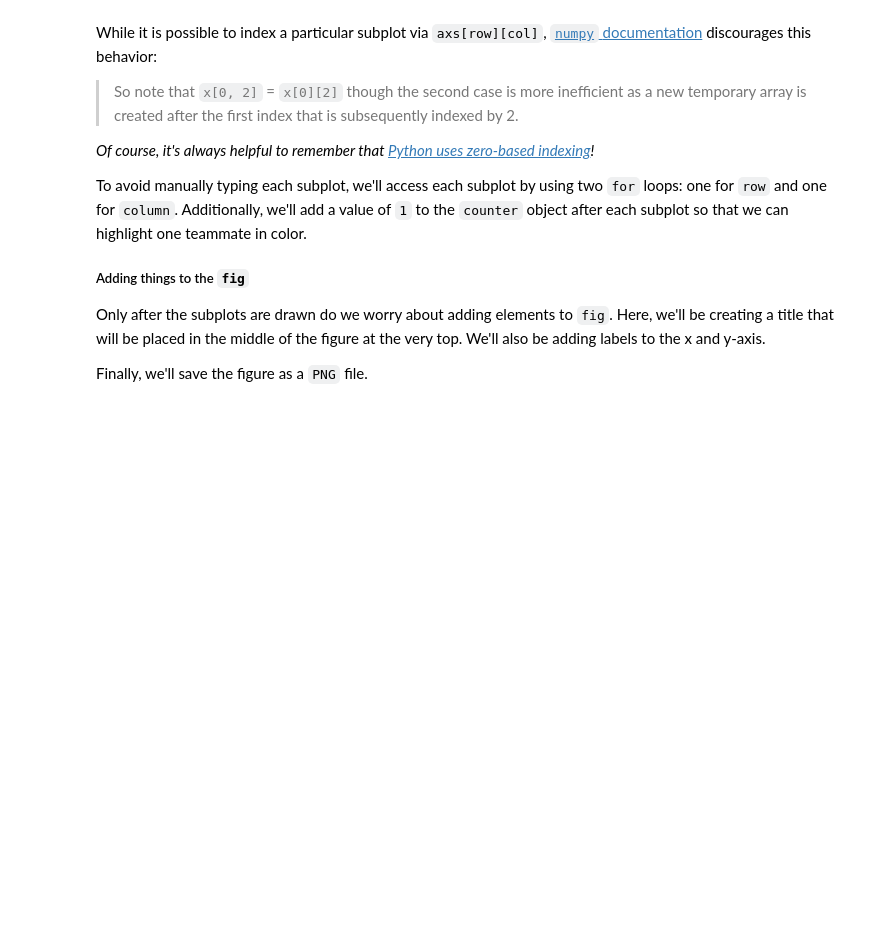
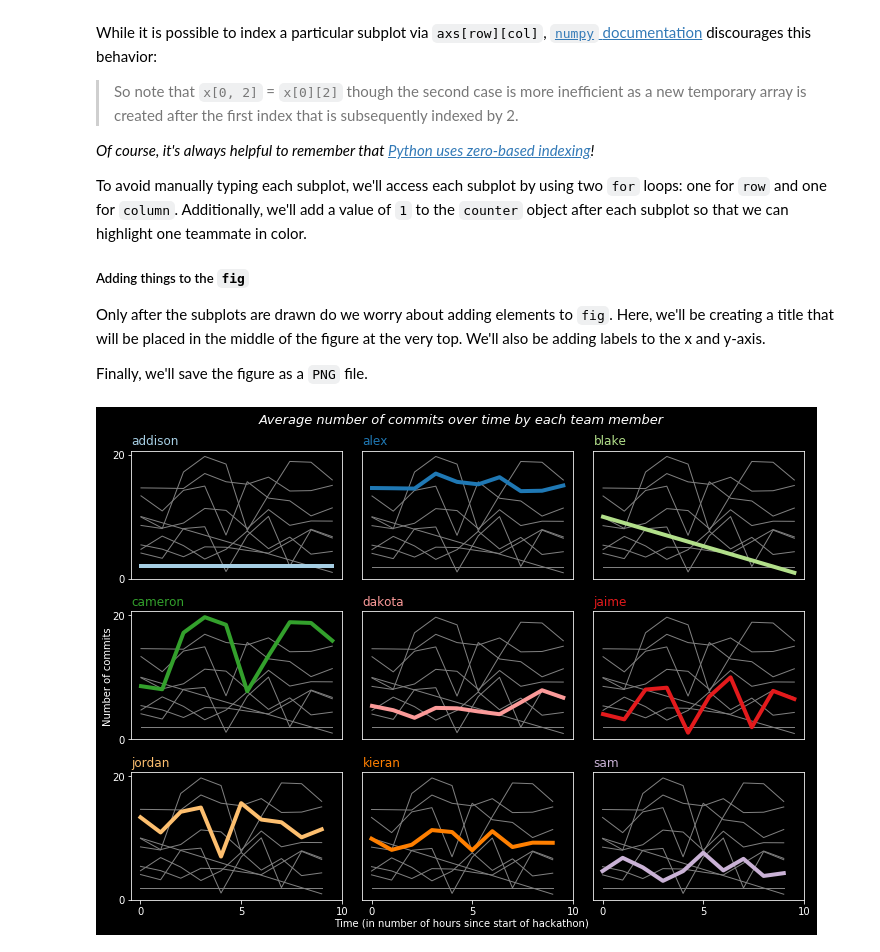
Before and after one commit to mesterhammerfic/small_multiples_and_more_pandas_seattle-chicago-ds, a Jupyter notebook: small_mult.ipynb, the cells around one changed output. Drawn from its saved outputs; the diff is of its cells as text; code cells hidden in the pictures; blank space fills up the shorter version.

```diff
--- a/small_mult.ipynb
+++ b/small_mult.ipynb
@@ -101,13 +117,38 @@ Only after the subplots are drawn do we worry about adding elements to `fig`. He
 Finally, we'll save the figure as a `PNG` file.
 # %%
 # create a figure and a grid of subplots
-fig, axs = plt.subplots(nrows=3, ncols=3)
+fig, axs = plt.subplots(nrows=3, ncols=3, figsize = (10,7))
 
 # counter will store the feature index to use when highlighting a
 # particular teammate in each subplot
+ctr = 0
+names = df_wide.columns[1:]
 
 # begin the nested for loop to access each individual subplot within the 3x3 grid
 # note: we are subsetting each subplot via axs[row, col]
+for row in range(3):
+    for col in range(3):
+        current_axs = axs[row, col]
+        for line in range(9):
+            current_axs.plot(df_wide[names[line]],
+                             c='grey',
+                             lw=1)
+
+        current_axs.plot(df_wide[names[ctr]],
+                           c=palette(ctr),
+                           lw=4)
+
+        current_axs.set_title(names[ctr],
+                              c=palette(ctr),
+                              loc='left')
+
+        if row == 2:
+            current_axs.set_xticks([0,5,10])
+        if col == 0:
+            current_axs.set_yticks([0,20])
+
+        ctr+=1
+
 
         # plot every feature in each subplot as a white line with a linewidth of 0.6
         # and an alpha of 0.3
@@ -127,30 +168,33 @@ fig, axs = plt.subplots(nrows=3, ncols=3)
 
         # remove the y-axis tick marks from the second and third columns of subplots
 
         # assign each subplot a title based on the one non-"hour" feature that was
         # highlighted in color
 
         # now that we're done with this subplot, add one to counter so the next
         # teammate is highlighted
 
 
+
 # assign an overall title
 fig.suptitle("Average number of commits over time by each team member",
              fontsize=13,
              fontweight=0,
              color="white",
              style="italic",
              y=1.02)
 
 # label axes
 fig.text(0.5, 0.01, "Time (in number of hours since start of hackathon)",
          ha="center", va="center")
 fig.text(0.01, 0.5, "Number of commits", ha="center", va="center", rotation='vertical')
 
 # adjust layout so things aren't so squished
 fig.tight_layout()
 
 # export figure as PNG file
 fig.savefig("visuals/class_small_multiples_example.png",
             dpi=200,
             bbox_inches="tight")
+# %% [output]
+[figure, added]
```
Also changed, not shown: parts of 4 cells of this notebook, 1 other file.
